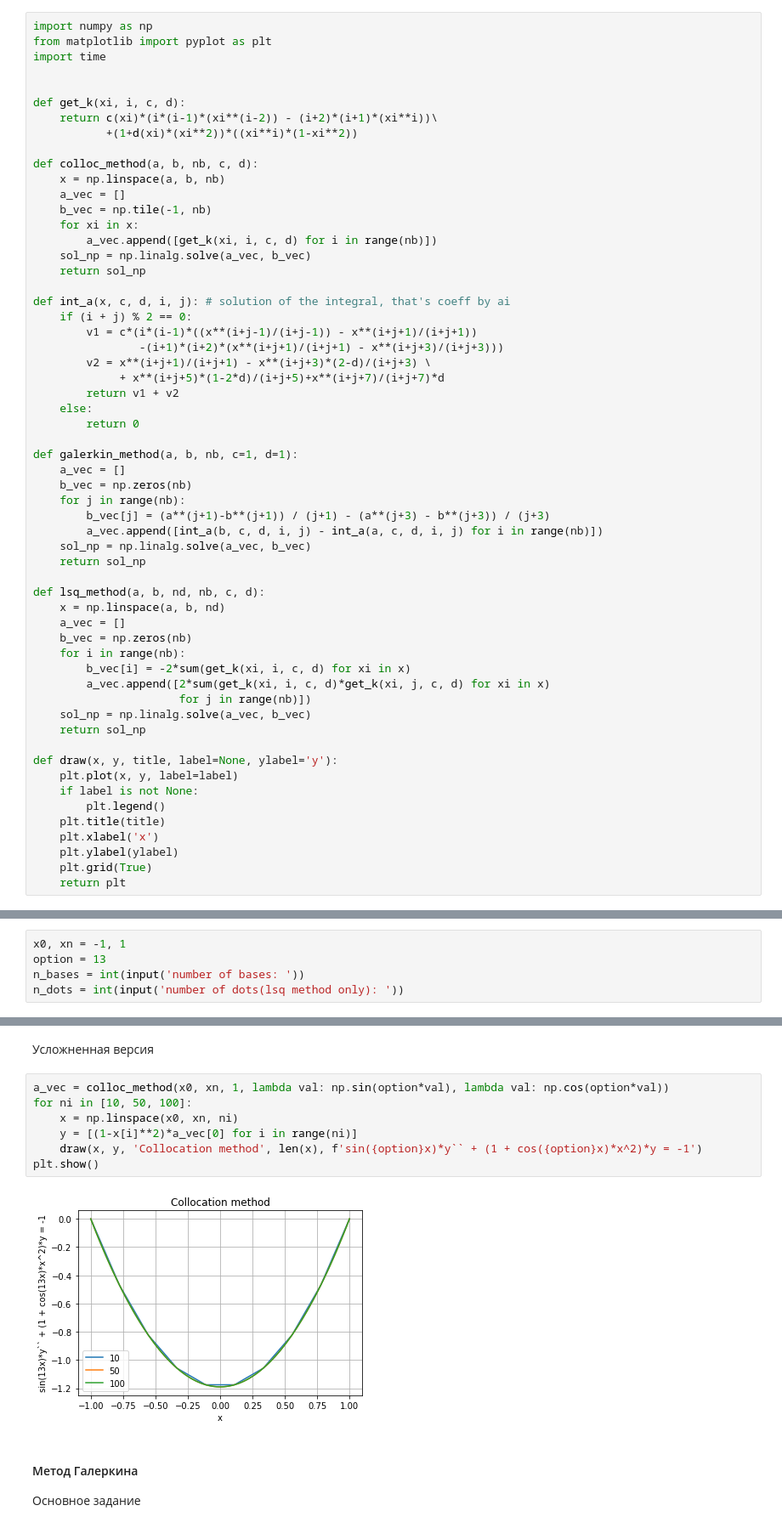
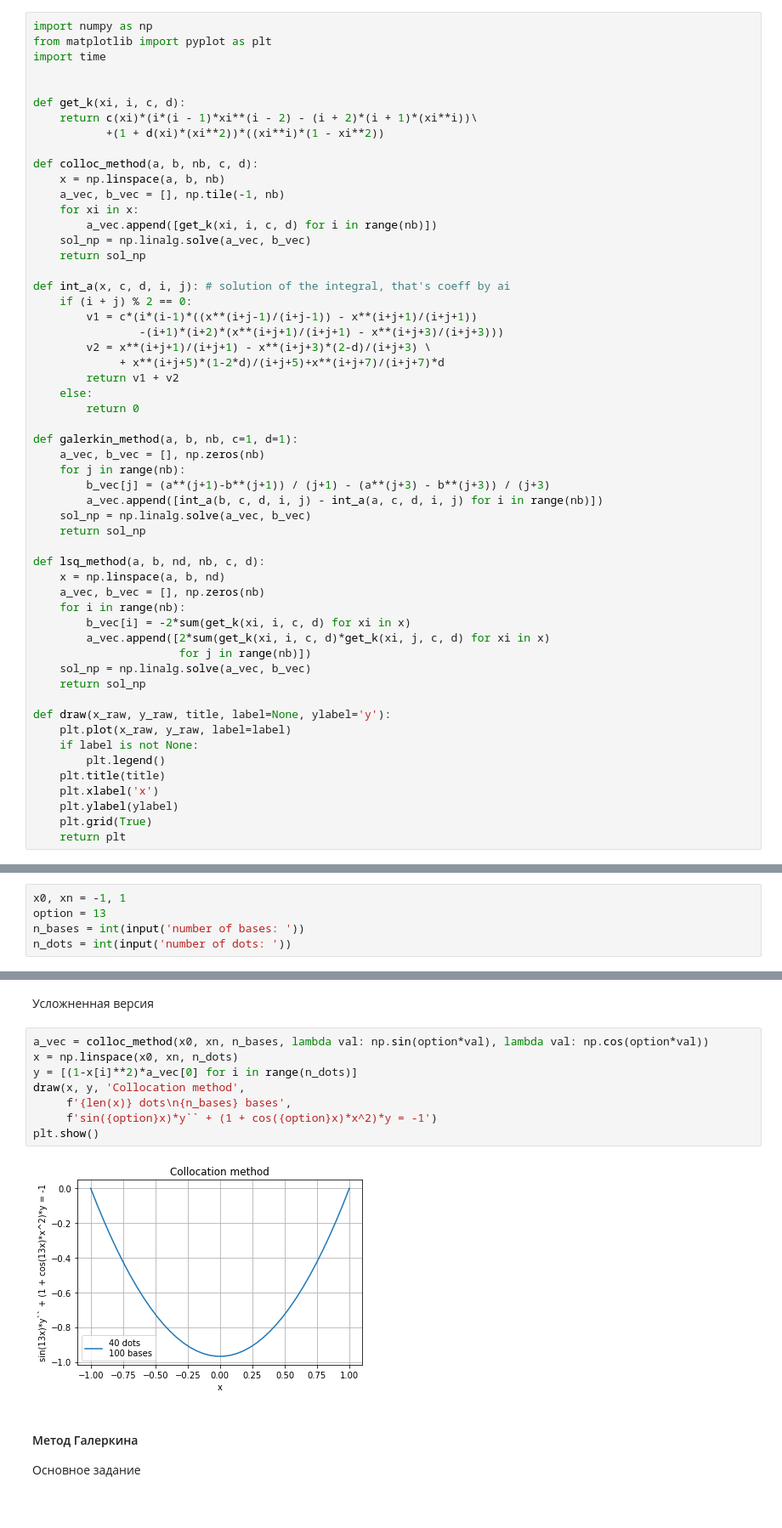
Before and after one commit to SingularityUrBrain/MNA, a Jupyter notebook: sem2/lab1/lab1.ipynb, the cells around one changed output, grey strips where cells are left out. Shown: that part at 85% size. Drawn from its saved outputs; the diff is of its cells as text.

```diff
--- a/sem2/lab1/lab1.ipynb
+++ b/sem2/lab1/lab1.ipynb
@@ -8,13 +8,12 @@ import time
 
 
 def get_k(xi, i, c, d):
-    return c(xi)*(i*(i-1)*(xi**(i-2)) - (i+2)*(i+1)*(xi**i))\
-           +(1+d(xi)*(xi**2))*((xi**i)*(1-xi**2))
+    return c(xi)*(i*(i - 1)*xi**(i - 2) - (i + 2)*(i + 1)*(xi**i))\
+           +(1 + d(xi)*(xi**2))*((xi**i)*(1 - xi**2))
 
 def colloc_method(a, b, nb, c, d):
     x = np.linspace(a, b, nb)
-    a_vec = []
-    b_vec = np.tile(-1, nb)
+    a_vec, b_vec = [], np.tile(-1, nb)
     for xi in x:
         a_vec.append([get_k(xi, i, c, d) for i in range(nb)])
     sol_np = np.linalg.solve(a_vec, b_vec)
@@ -31,8 +30,7 @@ def int_a(x, c, d, i, j): # solution of the integral, that's coeff by ai
         return 0
 
 def galerkin_method(a, b, nb, c=1, d=1):
-    a_vec = []
-    b_vec = np.zeros(nb)
+    a_vec, b_vec = [], np.zeros(nb)
     for j in range(nb):
         b_vec[j] = (a**(j+1)-b**(j+1)) / (j+1) - (a**(j+3) - b**(j+3)) / (j+3)
         a_vec.append([int_a(b, c, d, i, j) - int_a(a, c, d, i, j) for i in range(nb)])
@@ -41,8 +39,7 @@ def galerkin_method(a, b, nb, c=1, d=1):
 
 def lsq_method(a, b, nd, nb, c, d):
     x = np.linspace(a, b, nd)
-    a_vec = []
-    b_vec = np.zeros(nb)
+    a_vec, b_vec = [], np.zeros(nb)
     for i in range(nb):
         b_vec[i] = -2*sum(get_k(xi, i, c, d) for xi in x)
         a_vec.append([2*sum(get_k(xi, i, c, d)*get_k(xi, j, c, d) for xi in x)
@@ -50,8 +47,8 @@ def lsq_method(a, b, nd, nb, c, d):
     sol_np = np.linalg.solve(a_vec, b_vec)
     return sol_np
 
-def draw(x, y, title, label=None, ylabel='y'):
-    plt.plot(x, y, label=label)
+def draw(x_raw, y_raw, title, label=None, ylabel='y'):
+    plt.plot(x_raw, y_raw, label=label)
     if label is not None:
         plt.legend()
     plt.title(title)
@@ -65,7 +62,7 @@ def draw(x, y, title, label=None, ylabel='y'):
 x0, xn = -1, 1
 option = 13
 n_bases = int(input('number of bases: '))
-n_dots = int(input('number of dots(lsq method only): '))
+n_dots = int(input('number of dots: '))
 # %% [markdown]
 #### Метод коллокаций
 Основное задание
@@ -97,14 +96,15 @@ plt.show()
 # %% [markdown]
 Усложненная версия
 # %%
-a_vec = colloc_method(x0, xn, 1, lambda val: np.sin(option*val), lambda val: np.cos(option*val))
-for ni in [10, 50, 100]:
-    x = np.linspace(x0, xn, ni)
-    y = [(1-x[i]**2)*a_vec[0] for i in range(ni)]
-    draw(x, y, 'Collocation method', len(x), f'sin({option}x)*y`` + (1 + cos({option}x)*x^2)*y = -1')
+a_vec = colloc_method(x0, xn, n_bases, lambda val: np.sin(option*val), lambda val: np.cos(option*val))
+x = np.linspace(x0, xn, n_dots)
+y = [(1-x[i]**2)*a_vec[0] for i in range(n_dots)]
+draw(x, y, 'Collocation method',
+     f'{len(x)} dots\n{n_bases} bases',
+     f'sin({option}x)*y`` + (1 + cos({option}x)*x^2)*y = -1')
 plt.show()
 # %% [output]
-[figure, old version]
+[figure, new version]
 # %% [markdown]
 #### Метод Галеркина
 Основное задание
```
Also changed, not shown: parts of 7 cells of this notebook.
